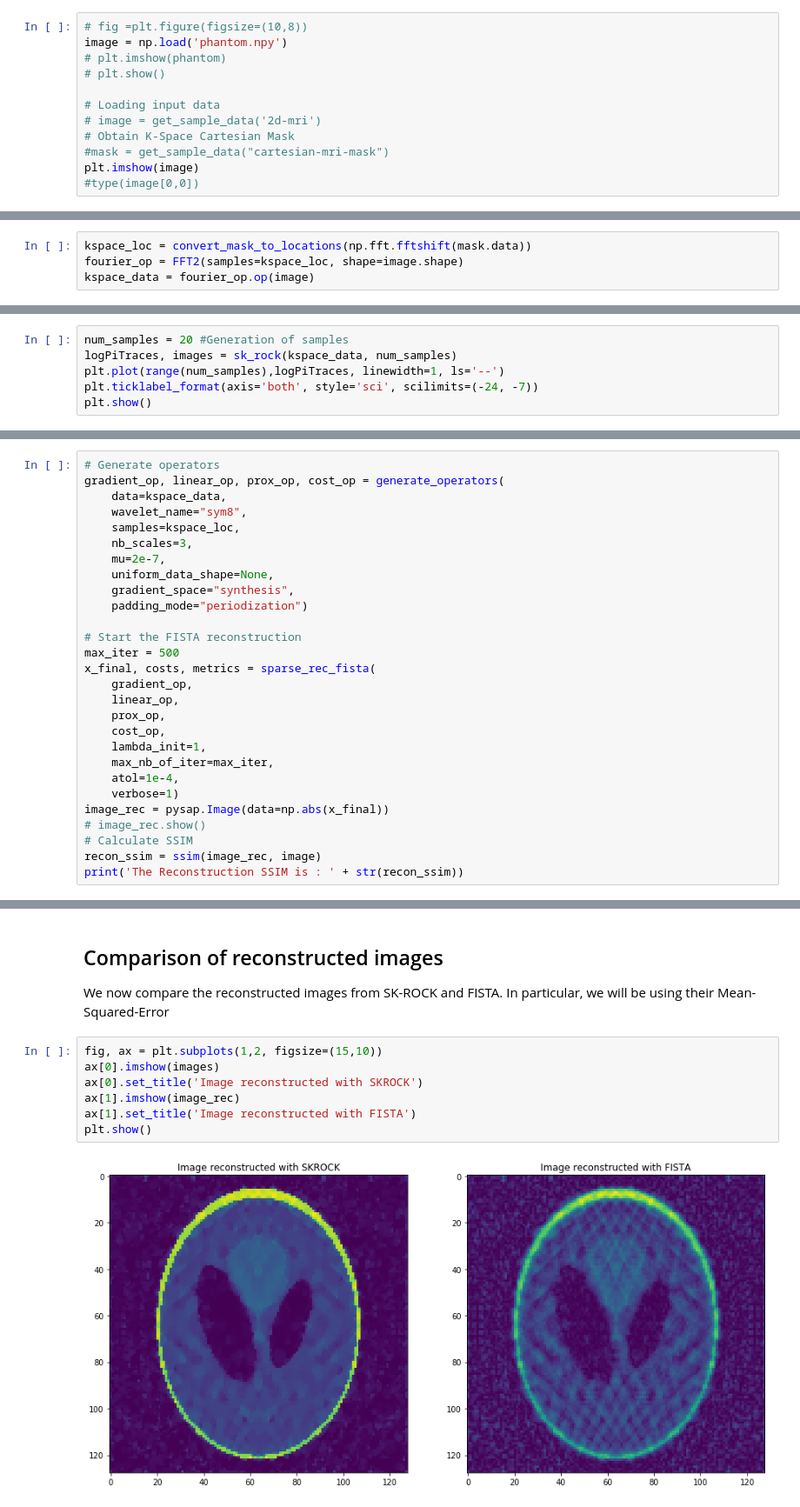
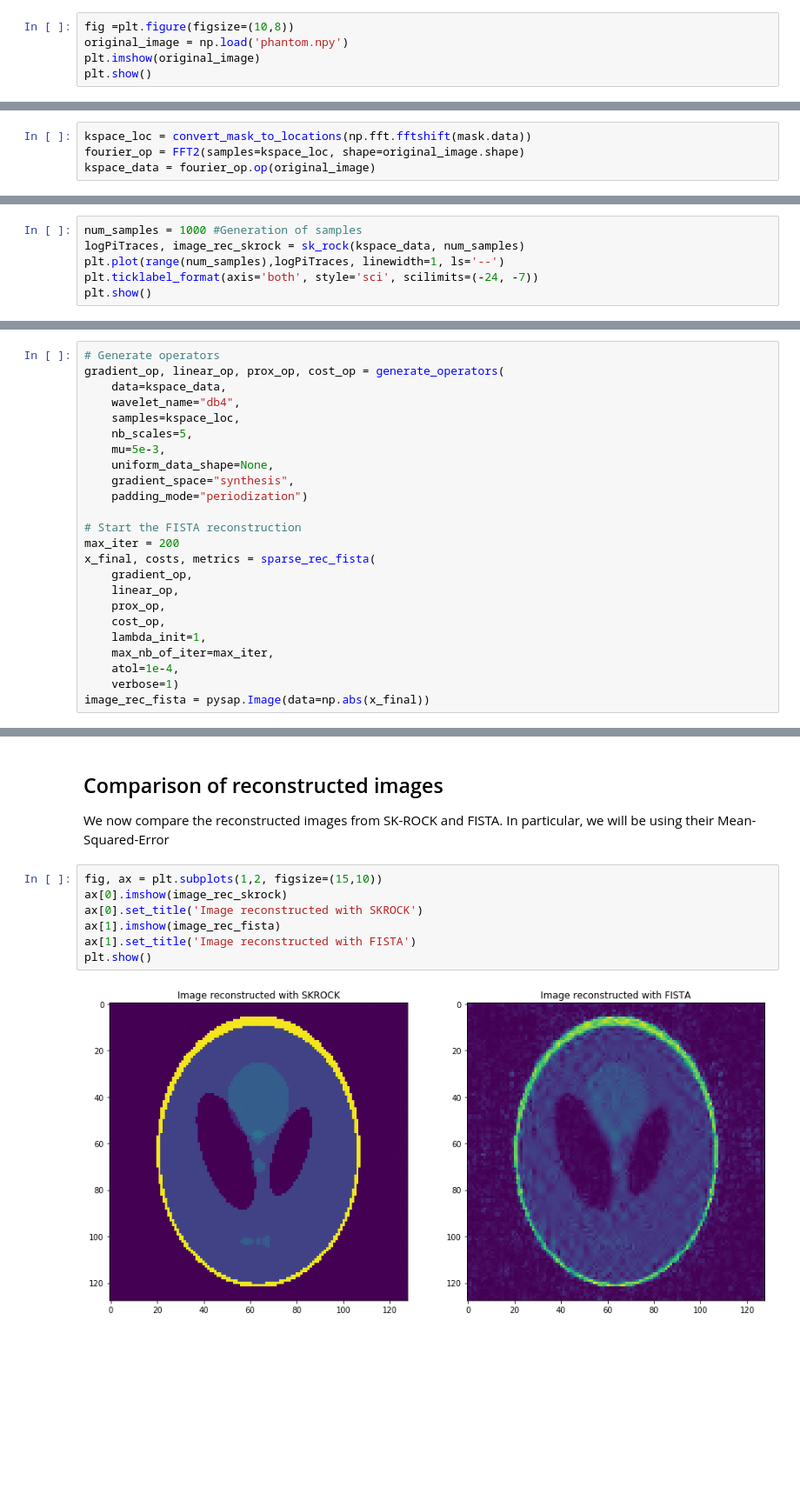
Before and after one commit to tbemsi/sk-rock, a Jupyter notebook: SK-ROCK.ipynb, the cells around one changed output, grey strips where cells are left out. Shown at 87% size. Saved outputs shown, nothing was run; the diff lists cells and outputs as text; blank space fills up the shorter version.

```diff
--- a/SK-ROCK.ipynb
+++ b/SK-ROCK.ipynb
@@ -57,13 +57,6 @@ The image we will be working with for the purposes of this project is the [Shepp
 # %%
-# fig =plt.figure(figsize=(10,8))
-image = np.load('phantom.npy')
-# plt.imshow(phantom)
-# plt.show()
-
-# Loading input data
-# image = get_sample_data('2d-mri')
-# Obtain K-Space Cartesian Mask
-#mask = get_sample_data("cartesian-mri-mask")
-plt.imshow(image)
-#type(image[0,0])
+fig =plt.figure(figsize=(10,8))
+original_image = np.load('phantom.npy')
+plt.imshow(original_image)
+plt.show()
 # %% [output]
@@ -82,7 +76,7 @@ plt.show()
 # %%
 kspace_loc = convert_mask_to_locations(np.fft.fftshift(mask.data))
-fourier_op = FFT2(samples=kspace_loc, shape=image.shape)
-kspace_data = fourier_op.op(image)
+fourier_op = FFT2(samples=kspace_loc, shape=original_image.shape)
+kspace_data = fourier_op.op(original_image)
 # %% [markdown]
 ## SK-ROCK Algorithm
 
@@ -161,8 +155,8 @@ def sk_rock(observations, num_samples, sigma=1e-3/np.sqrt(2), num_stages=10, eta
         logPiTraces[i+1] = logPi(data[i+1])
     return logPiTraces, abs(data[-1])
 # %%
-num_samples = 20 #Generation of samples
-logPiTraces, images = sk_rock(kspace_data, num_samples)
+num_samples = 1000 #Generation of samples
+logPiTraces, image_rec_skrock = sk_rock(kspace_data, num_samples)
 plt.plot(range(num_samples),logPiTraces, linewidth=1, ls='--')
 plt.ticklabel_format(axis='both', style='sci', scilimits=(-24, -7))
 plt.show()
@@ -175,16 +314,16 @@ plt.show()
 # Generate operators
 gradient_op, linear_op, prox_op, cost_op = generate_operators(
     data=kspace_data,
-    wavelet_name="sym8",
+    wavelet_name="db4",
     samples=kspace_loc,
-    nb_scales=3,
-    mu=2e-7,
+    nb_scales=5,
+    mu=5e-3,
     uniform_data_shape=None,
     gradient_space="synthesis",
     padding_mode="periodization")
 
 # Start the FISTA reconstruction
-max_iter = 500
+max_iter = 200
 x_final, costs, metrics = sparse_rec_fista(
     gradient_op,
     linear_op,
@@ -194,9 +333,5 @@ x_final, costs, metrics = sparse_rec_fista(
     max_nb_of_iter=max_iter,
     atol=1e-4,
     verbose=1)
-image_rec = pysap.Image(data=np.abs(x_final))
-# image_rec.show()
-# Calculate SSIM
-recon_ssim = ssim(image_rec, image)
-print('The Reconstruction SSIM is : ' + str(recon_ssim))
+image_rec_fista = pysap.Image(data=np.abs(x_final))
 # %% [output]
@@ -233,11 +366,11 @@ The Reconstruction SSIM is : 0.42767580627061436
 We now compare the reconstructed images from SK-ROCK and FISTA. In particular, we will be using their Mean-Squared-Error
 # %%
 fig, ax = plt.subplots(1,2, figsize=(15,10))
-ax[0].imshow(images)
+ax[0].imshow(image_rec_skrock)
 ax[0].set_title('Image reconstructed with SKROCK')
-ax[1].imshow(image_rec)
+ax[1].imshow(image_rec_fista)
 ax[1].set_title('Image reconstructed with FISTA')
 plt.show()
 # %% [output]
-[figure, old version]
+[figure, new version]
 # %%
```
Also changed, not shown: parts of 24 cells of this notebook.
